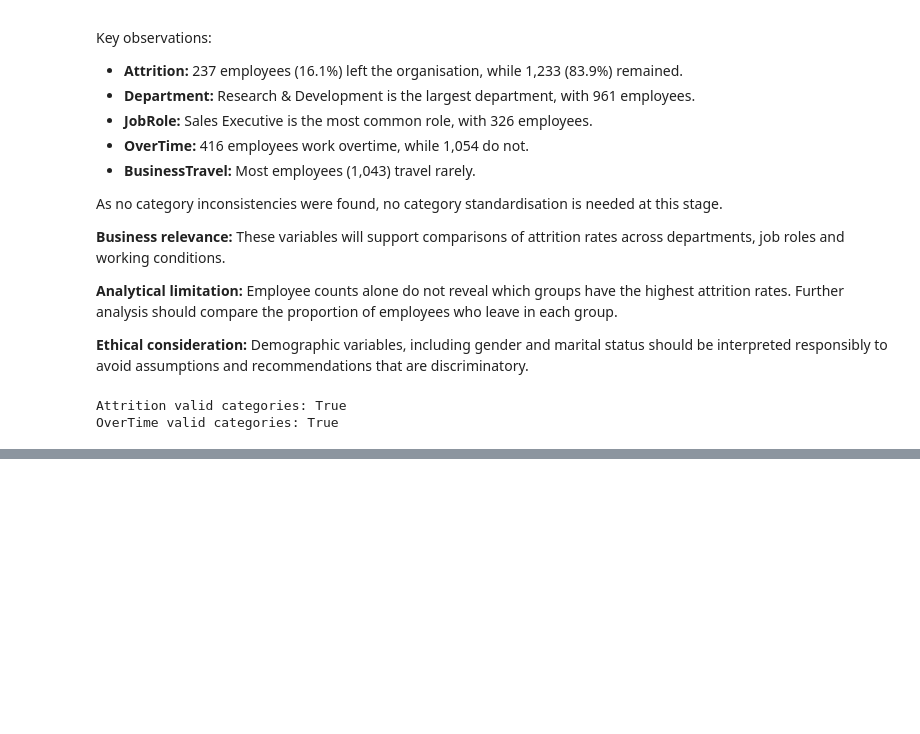
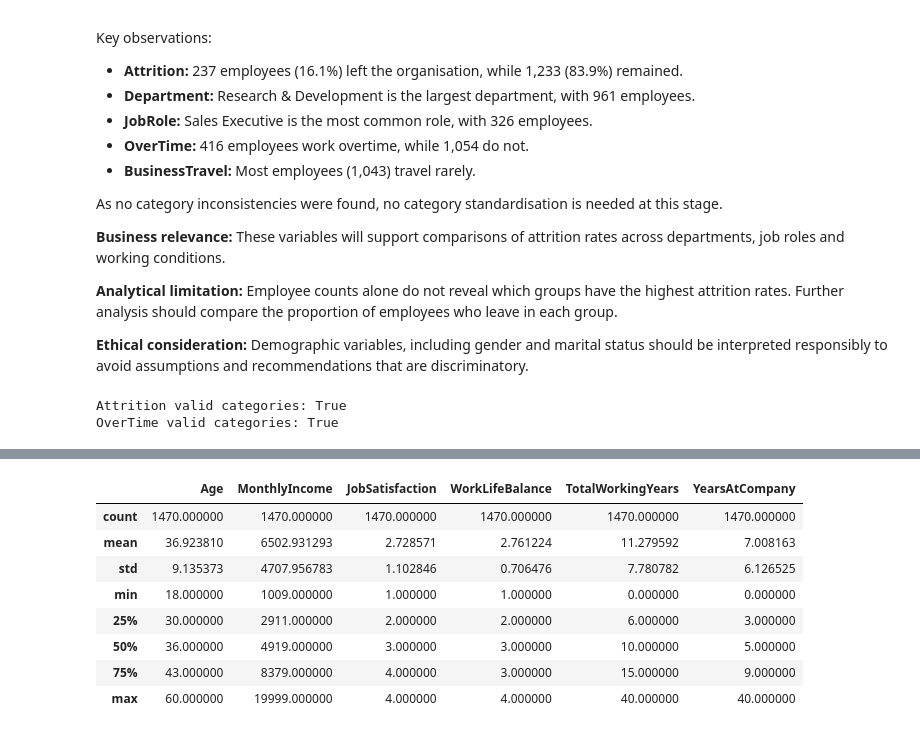
Before and after one commit to Mumtazib01/Employee-Attrition-Analytics, a Jupyter notebook: jupyter_notebooks/01_Data_Preparation_ETL.ipynb, the cells around one changed output, grey strips where cells are left out. Saved outputs shown, nothing was run; the diff lists cells and outputs as text; code cells hidden in the pictures; blank space fills up the shorter version.

Commit message:
test: validate numerical ranges and employment tenure

```diff
--- a/jupyter_notebooks/01_Data_Preparation_ETL.ipynb
+++ b/jupyter_notebooks/01_Data_Preparation_ETL.ipynb
@@ -293,0 +304,23 @@ OverTime valid categories: True
+# %%
+# Select key numerical columns for inspection
+numerical_columns = [
+    "Age",
+    "MonthlyIncome",
+    "JobSatisfaction",
+    "WorkLifeBalance",
+    "TotalWorkingYears",
+    "YearsAtCompany"
+]
+
+# Display summary statistics
+df_clean[numerical_columns].describe()
+# %% [output]
+|  | Age | MonthlyIncome | JobSatisfaction | WorkLifeBalance | TotalWorkingYears | YearsAtCompany |
+| count | 1470.000000 | 1470.000000 | 1470.000000 | 1470.000000 | 1470.000000 | 1470.000000 |
+| mean | 36.923810 | 6502.931293 | 2.728571 | 2.761224 | 11.279592 | 7.008163 |
+| std | 9.135373 | 4707.956783 | 1.102846 | 0.706476 | 7.780782 | 6.126525 |
+| min | 18.000000 | 1009.000000 | 1.000000 | 1.000000 | 0.000000 | 0.000000 |
+| 25% | 30.000000 | 2911.000000 | 2.000000 | 2.000000 | 6.000000 | 3.000000 |
+| 50% | 36.000000 | 4919.000000 | 3.000000 | 3.000000 | 10.000000 | 5.000000 |
+| 75% | 43.000000 | 8379.000000 | 4.000000 | 3.000000 | 15.000000 | 9.000000 |
+| max | 60.000000 | 19999.000000 | 4.000000 | 4.000000 | 40.000000 | 40.000000 |
```
Also changed, not shown: parts of 4 cells of this notebook.
